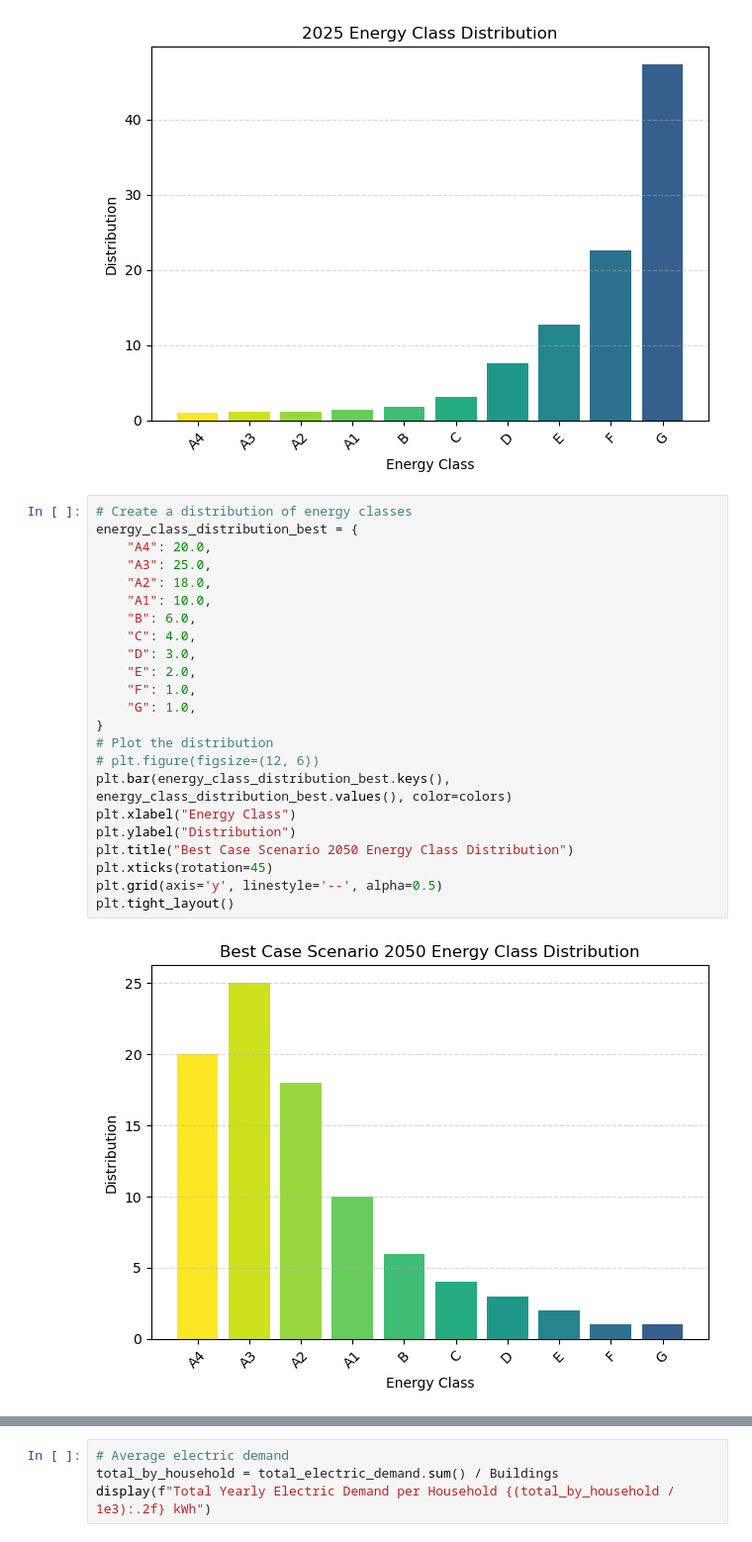
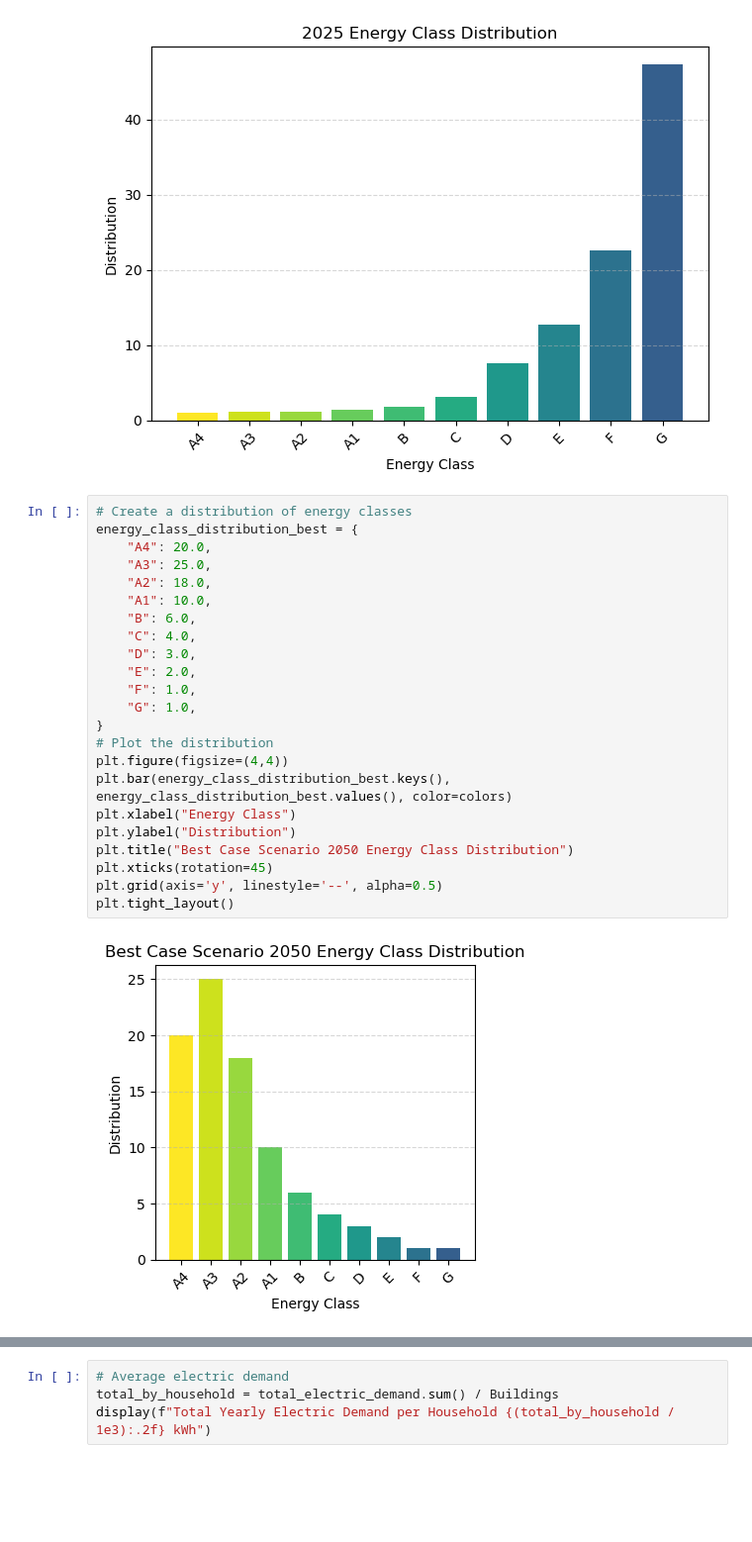
Before and after one commit to simo-pagliu/INRE, a Jupyter notebook: Energy Demand.ipynb, the cells around one changed output, grey strips where cells are left out. Shown at 99% size. Drawn from its saved outputs; the diff is of its cells as text; blank space fills up the shorter version.

```diff
--- a/Energy Demand.ipynb
+++ b/Energy Demand.ipynb
@@ -320,28 +267,28 @@ plt.tight_layout()
 # %%
 # Create a distribution of energy classes
 energy_class_distribution_best = {
     "A4": 20.0,
     "A3": 25.0,
     "A2": 18.0,
     "A1": 10.0,
     "B": 6.0,
     "C": 4.0,
     "D": 3.0,
     "E": 2.0,
     "F": 1.0,
     "G": 1.0,
 }
 # Plot the distribution
-# plt.figure(figsize=(12, 6))
+plt.figure(figsize=(4,4))
 plt.bar(energy_class_distribution_best.keys(), energy_class_distribution_best.values(), color=colors)
 plt.xlabel("Energy Class")
 plt.ylabel("Distribution")
 plt.title("Best Case Scenario 2050 Energy Class Distribution")
 plt.xticks(rotation=45)
 plt.grid(axis='y', linestyle='--', alpha=0.5)
 plt.tight_layout()
 # %% [output]
-[figure, old version]
+[figure, new version]
 # %%
 energy_class_distribution_mid = {
     "A4": 2.0,
```
Also changed, not shown: parts of 19 cells of this notebook, 4 other files.
